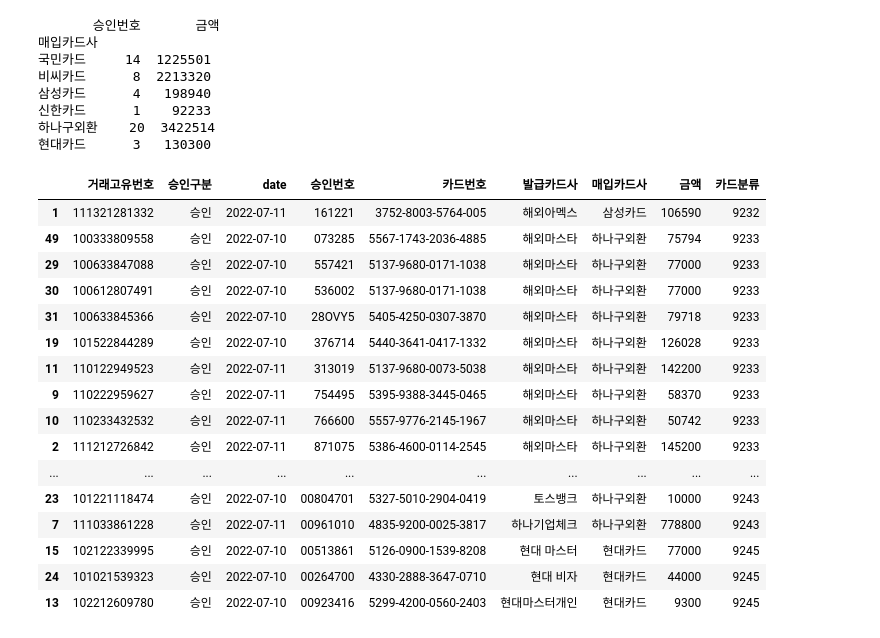
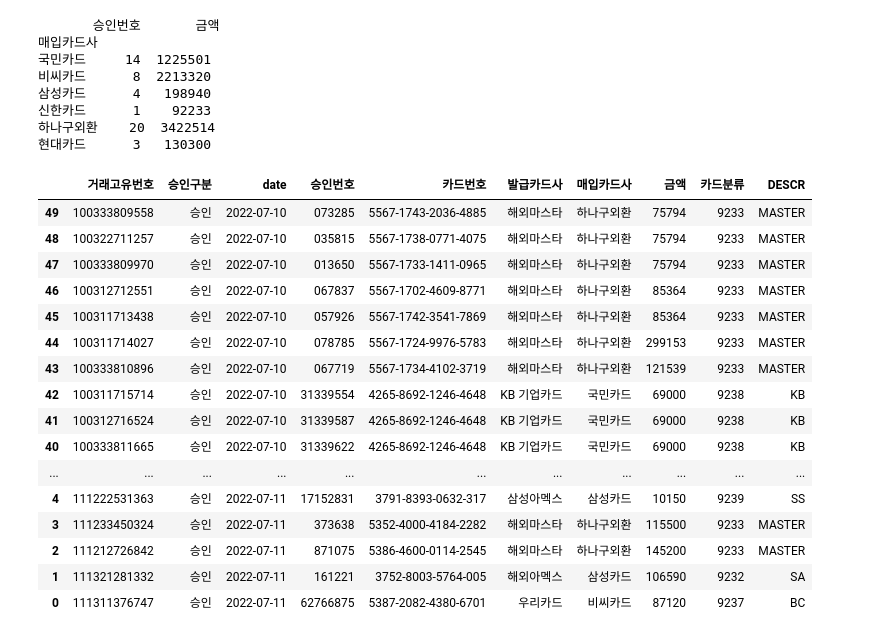
Before and after one commit to talhea/pycard, a Jupyter notebook: arranging_card_history.ipynb, the cells around one changed output. Cells and saved outputs as stored; diff of their text form; code cells hidden in the pictures.

```diff
--- a/arranging_card_history.ipynb
+++ b/arranging_card_history.ipynb
@@ -63,91 +63,116 @@ print(grouped_df)
 # 6. EDI 엑셀에 입력하기위한 카드 분류
 # '카드분류' 컬럼 생성
 card_history_df['카드분류'] = '분류'        # 'LT', 'KEB', 'JCB', 'VISA', 'MASTER', 'SA', 'SS', 'SH', 'BC', 'KB', 'HD', 'NH', 'CITI'
+card_history_df['DESCR'] = '영문명'
 
 # 'LT'
 condition = (card_history_df['매입카드사'].str.startswith('롯데', na=False))
 collected_cards = card_history_df[condition].index.tolist()
 card_history_df.loc[collected_cards, '카드분류'] = '9244'
+card_history_df.loc[collected_cards, 'DESCR'] = 'LT'
 
 # 'KEB'
 condition = (card_history_df['매입카드사'] == '하나구외환')  & (card_history_df['발급카드사'].str.startswith('하나', na=False) | card_history_df['발급카드사'].str.startswith('토스', na=False))
 collected_cards = card_history_df[condition].index.tolist()
 card_history_df.loc[collected_cards, '카드분류'] = '9243'
+card_history_df.loc[collected_cards, 'DESCR'] = 'KEB'
 
 # 'JCB'
 condition = (card_history_df['발급카드사'].str.contains('제이씨비', na=False))
 collected_cards = card_history_df[condition].index.tolist()
 card_history_df.loc[collected_cards, '카드분류'] = '9235'
+card_history_df.loc[collected_cards, 'DESCR'] = 'JCB'
 
 # 'VISA'
 condition = (card_history_df['발급카드사'].str.contains('해외비자', na=False))
 collected_cards = card_history_df[condition].index.tolist()
 card_history_df.loc[collected_cards, '카드분류'] = '9231'
+card_history_df.loc[collected_cards, 'DESCR'] = 'VISA'
 
 # 'MASTER'
 condition = (card_history_df['발급카드사'].str.contains('해외마스타', na=False))
 collected_cards = card_history_df[condition].index.tolist()
 card_history_df.loc[collected_cards, '카드분류'] = '9233'
+card_history_df.loc[collected_cards, 'DESCR'] = 'MASTER'
 
 # 'SA'
 condition = (card_history_df['발급카드사'].str.contains('해외아멕스', na=False))
 collected_cards = card_history_df[condition].index.tolist()
 card_history_df.loc[collected_cards, '카드분류'] = '9232'
+card_history_df.loc[collected_cards, 'DESCR'] = 'SA'
 
 # 'SS'
 condition = (card_history_df['발급카드사'].str.startswith('삼성', na=False)) & (card_history_df['발급카드사'].str.contains('비씨', na=False) == False)
 collected_cards = card_history_df[condition].index.tolist()
 card_history_df.loc[collected_cards, '카드분류'] = '9239'
+card_history_df.loc[collected_cards, 'DESCR'] = 'SS'
 
 # 'SH'
 condition = (card_history_df['매입카드사'].str.startswith('신한', na=False))
 collected_cards = card_history_df[condition].index.tolist()
 card_history_df.loc[collected_cards, '카드분류'] = '9242'
+card_history_df.loc[collected_cards, 'DESCR'] = 'SH'
 
 # 'BC'
 condition = (card_history_df['매입카드사'].str.startswith('비씨', na=False))      # 'CITI'씨티카드와 중복되지만, 'CITI'는 마지막에 다시 셋팅
 collected_cards = card_history_df[condition].index.tolist()
 card_history_df.loc[collected_cards, '카드분류'] = '9237'
+card_history_df.loc[collected_cards, 'DESCR'] = 'BC'
 
 # 'KB'
 condition = (card_history_df['매입카드사'].str.startswith('국민', na=False))
 collected_cards = card_history_df[condition].index.tolist()
 card_history_df.loc[collected_cards, '카드분류'] = '9238'
+card_history_df.loc[collected_cards, 'DESCR'] = 'KB'
 
 # 'HD'
 condition = (card_history_df['매입카드사'].str.startswith('현대', na=False))
 collected_cards = card_history_df[condition].index.tolist()
 card_history_df.loc[collected_cards, '카드분류'] = '9245'
+card_history_df.loc[collected_cards, 'DESCR'] = 'HD'
 
 # 'NH'
 condition = (card_history_df['매입카드사'].str.startswith('NH', na=False))
 collected_cards = card_history_df[condition].index.tolist()
 card_history_df.loc[collected_cards, '카드분류'] = '9240'
+card_history_df.loc[collected_cards, 'DESCR'] = 'NH'
 
 # 'CITI'
 condition = (card_history_df['발급카드사'].str.startswith('씨티', na=False)) & (card_history_df['발급카드사'].str.contains('비씨', na=False) == False)
 collected_cards = card_history_df[condition].index.tolist()
 card_history_df.loc[collected_cards, '카드분류'] = '9241'
+card_history_df.loc[collected_cards, 'DESCR'] = 'CITI'
 
 # 어제와 오늘 날짜의 파일이 섞여 있는 현 원본을 따로 저장
 
+# # index 정렬 - EDI 엑셀파일과 같은 카드 순서
+# group 하면 모두 리셋되므로 이 과정은 pass!!!!!!!!!
+# ordered_card = ['LT', 'KEB', 'JCB', 'VISA', 'MASTER', 'SA', 'SS', 'SH', 'BC', 'KB', 'HD', 'NH', 'CITI']
+# def card_sort(series):
+#     '''반드시 series를 반환
+#     ordered_card 리스트의 순서와 같이 정렬
+#     '''
+#     return series.apply(lambda col: ordered_card.index(col))
 
-card_history_df.sort_values(['카드분류'])
+# # key에 셋팅된 함수는 반드시 series를 반환하도록 설계해야 함
+# card_history_df.sort_values(by='DESCR', key=card_sort, inplace=True)
+
+card_history_df
 # %% [output]
-|  | 거래고유번호 | 승인구분 | date | 승인번호 | 카드번호 | 발급카드사 | 매입카드사 | 금액 | 카드분류 |
-| 1 | 111321281332 | 승인 | 2022-07-11 | 161221 | 3752-8003-5764-005 | 해외아멕스 | 삼성카드 | 106590 | 9232 |
-| 49 | 100333809558 | 승인 | 2022-07-10 | 073285 | 5567-1743-2036-4885 | 해외마스타 | 하나구외환 | 75794 | 9233 |
-| 29 | 100633847088 | 승인 | 2022-07-10 | 557421 | 5137-9680-0171-1038 | 해외마스타 | 하나구외환 | 77000 | 9233 |
-| 30 | 100612807491 | 승인 | 2022-07-10 | 536002 | 5137-9680-0171-1038 | 해외마스타 | 하나구외환 | 77000 | 9233 |
-| 31 | 100633845366 | 승인 | 2022-07-10 | 28OVY5 | 5405-4250-0307-3870 | 해외마스타 | 하나구외환 | 79718 | 9233 |
-| 19 | 101522844289 | 승인 | 2022-07-10 | 376714 | 5440-3641-0417-1332 | 해외마스타 | 하나구외환 | 126028 | 9233 |
-| 11 | 110122949523 | 승인 | 2022-07-11 | 313019 | 5137-9680-0073-5038 | 해외마스타 | 하나구외환 | 142200 | 9233 |
-| 9 | 110222959627 | 승인 | 2022-07-11 | 754495 | 5395-9388-3445-0465 | 해외마스타 | 하나구외환 | 58370 | 9233 |
-| 10 | 110233432532 | 승인 | 2022-07-11 | 766600 | 5557-9776-2145-1967 | 해외마스타 | 하나구외환 | 50742 | 9233 |
-| 2 | 111212726842 | 승인 | 2022-07-11 | 871075 | 5386-4600-0114-2545 | 해외마스타 | 하나구외환 | 145200 | 9233 |
-| ... | ... | ... | ... | ... | ... | ... | ... | ... | ... |
-| 23 | 101221118474 | 승인 | 2022-07-10 | 00804701 | 5327-5010-2904-0419 | 토스뱅크 | 하나구외환 | 10000 | 9243 |
-| 7 | 111033861228 | 승인 | 2022-07-11 | 00961010 | 4835-9200-0025-3817 | 하나기업체크 | 하나구외환 | 778800 | 9243 |
-| 15 | 102122339995 | 승인 | 2022-07-10 | 00513861 | 5126-0900-1539-8208 | 현대 마스터 | 현대카드 | 77000 | 9245 |
-| 24 | 101021539323 | 승인 | 2022-07-10 | 00264700 | 4330-2888-3647-0710 | 현대 비자 | 현대카드 | 44000 | 9245 |
-| 13 | 102212609780 | 승인 | 2022-07-10 | 00923416 | 5299-4200-0560-2403 | 현대마스터개인 | 현대카드 | 9300 | 9245 |
+|  | 거래고유번호 | 승인구분 | date | 승인번호 | 카드번호 | 발급카드사 | 매입카드사 | 금액 | 카드분류 | DESCR |
+| 49 | 100333809558 | 승인 | 2022-07-10 | 073285 | 5567-1743-2036-4885 | 해외마스타 | 하나구외환 | 75794 | 9233 | MASTER |
+| 48 | 100322711257 | 승인 | 2022-07-10 | 035815 | 5567-1738-0771-4075 | 해외마스타 | 하나구외환 | 75794 | 9233 | MASTER |
+| 47 | 100333809970 | 승인 | 2022-07-10 | 013650 | 5567-1733-1411-0965 | 해외마스타 | 하나구외환 | 75794 | 9233 | MASTER |
+| 46 | 100312712551 | 승인 | 2022-07-10 | 067837 | 5567-1702-4609-8771 | 해외마스타 | 하나구외환 | 85364 | 9233 | MASTER |
+| 45 | 100311713438 | 승인 | 2022-07-10 | 057926 | 5567-1742-3541-7869 | 해외마스타 | 하나구외환 | 85364 | 9233 | MASTER |
+| 44 | 100311714027 | 승인 | 2022-07-10 | 078785 | 5567-1724-9976-5783 | 해외마스타 | 하나구외환 | 299153 | 9233 | MASTER |
+| 43 | 100333810896 | 승인 | 2022-07-10 | 067719 | 5567-1734-4102-3719 | 해외마스타 | 하나구외환 | 121539 | 9233 | MASTER |
+| 42 | 100311715714 | 승인 | 2022-07-10 | 31339554 | 4265-8692-1246-4648 | KB 기업카드 | 국민카드 | 69000 | 9238 | KB |
+| 41 | 100312716524 | 승인 | 2022-07-10 | 31339587 | 4265-8692-1246-4648 | KB 기업카드 | 국민카드 | 69000 | 9238 | KB |
+| 40 | 100333811665 | 승인 | 2022-07-10 | 31339622 | 4265-8692-1246-4648 | KB 기업카드 | 국민카드 | 69000 | 9238 | KB |
+| ... | ... | ... | ... | ... | ... | ... | ... | ... | ... | ... |
+| 4 | 111222531363 | 승인 | 2022-07-11 | 17152831 | 3791-8393-0632-317 | 삼성아멕스 | 삼성카드 | 10150 | 9239 | SS |
+| 3 | 111233450324 | 승인 | 2022-07-11 | 373638 | 5352-4000-4184-2282 | 해외마스타 | 하나구외환 | 115500 | 9233 | MASTER |
+| 2 | 111212726842 | 승인 | 2022-07-11 | 871075 | 5386-4600-0114-2545 | 해외마스타 | 하나구외환 | 145200 | 9233 | MASTER |
+| 1 | 111321281332 | 승인 | 2022-07-11 | 161221 | 3752-8003-5764-005 | 해외아멕스 | 삼성카드 | 106590 | 9232 | SA |
+| 0 | 111311376747 | 승인 | 2022-07-11 | 62766875 | 5387-2082-4380-6701 | 우리카드 | 비씨카드 | 87120 | 9237 | BC |
```
Also changed, not shown: parts of 4 cells of this notebook, 2 other files.
